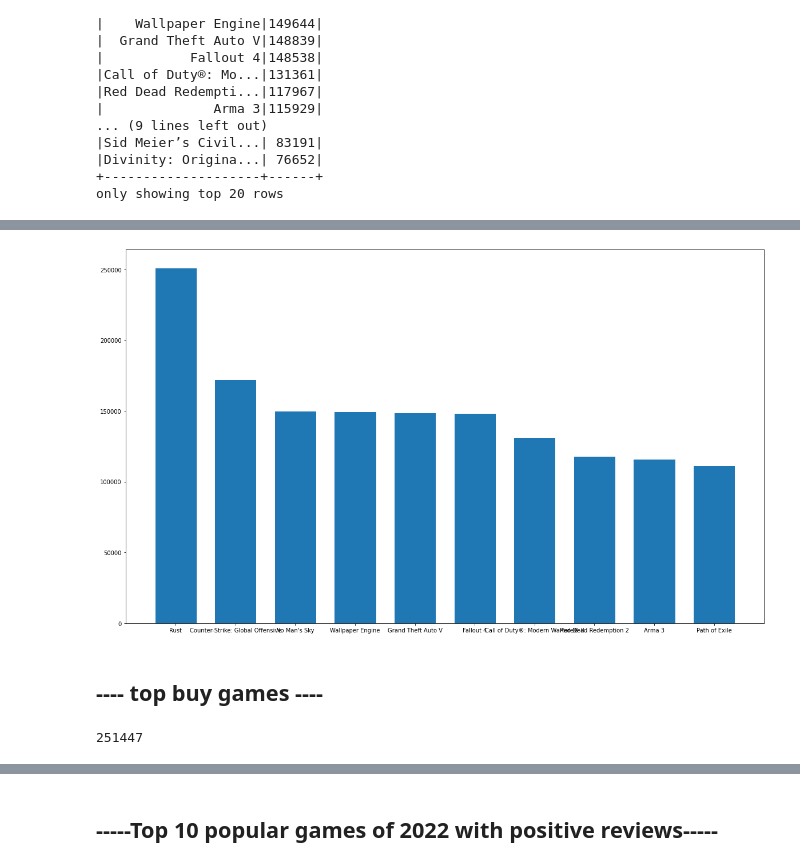
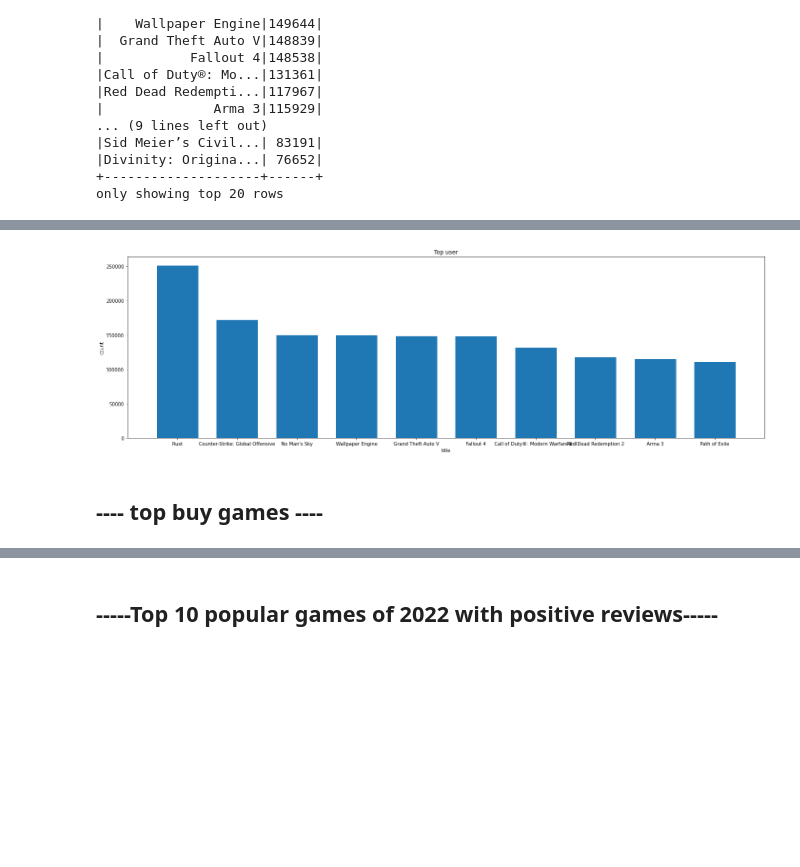
Before and after one commit to tak-231/MyProject, a Jupyter notebook: game_recommendations_on_steam.ipynb, the cells around one changed output, grey strips where cells are left out. Drawn from its saved outputs; the diff is of its cells as text; code cells hidden in the pictures; blank space fills up the shorter version.

```diff
--- a/game_recommendations_on_steam.ipynb
+++ b/game_recommendations_on_steam.ipynb
@@ -534,11 +541,13 @@ AttributeError: ignored
 # %%
-fig, ax = plt.subplots(figsize =(20,12))
+fig, ax = plt.subplots(figsize =(24,7))
 ax.bar(count_data['title'][:10],count_data["count"][:10],width=0.7, edgecolor="white", linewidth=1)
 # ax.set(xlim=(0, 8),ylim=(0, 8))
-
+plt.title('Top user')
+plt.xlabel('title')
+plt.ylabel('count')
 plt.show()
 # %% [output]
-[figure, old version]
+[figure, new version]
 # %%
 # count_data.plt.plot.bar(x='count')
 # %%
@@ -549,6 +558,5 @@ plt.show()
 # %%
 price = all_data.groupBy("app_id","title").sum()
 # %%
-all_data.select(f.col("app_id"),f.col("title"),f.col("price_original")).filter("app_id == 252490").count()
+# all_data.select(f.col("app_id"),f.col("title"),f.col("price_original")).filter("app_id == 252490").count()
+# all_data.select(f.col("app_id"),f.col("title"),f.col("price_original")).filter("app_id == 252490").show()
-# %% [output]
-251447
```
Also changed, not shown: parts of 77 cells of this notebook.
